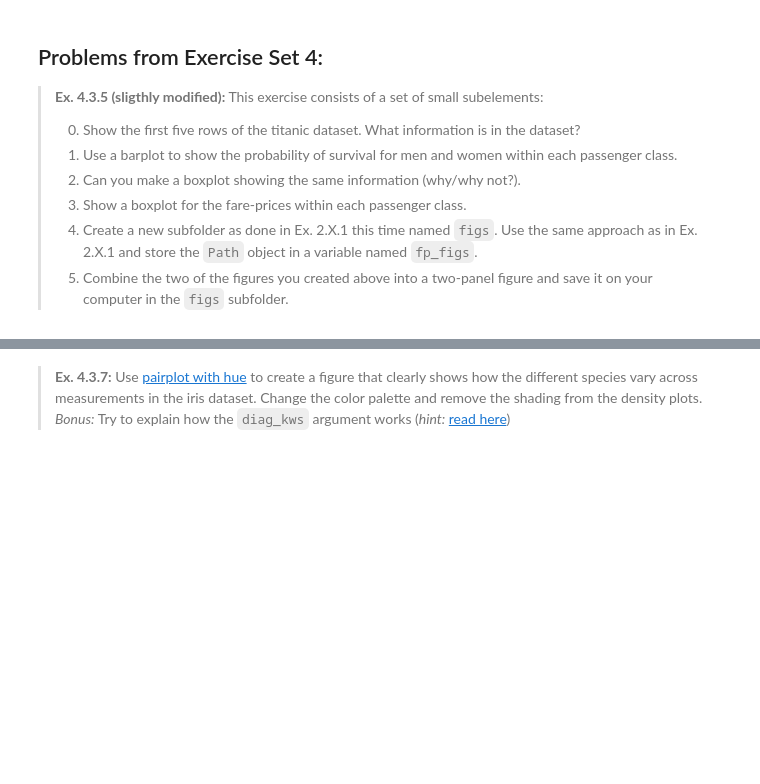
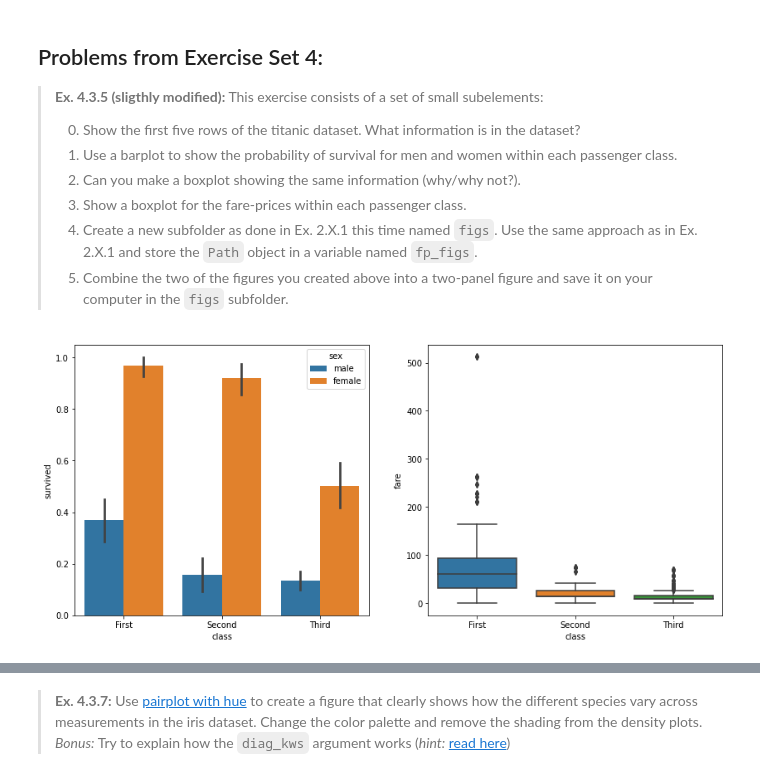
Before and after one commit to laurajaida/laura_og_stjernerne, a Jupyter notebook: assignment_1.ipynb, the cells around one changed output, grey strips where cells are left out. Cells and saved outputs as stored; diff of their text form; code cells hidden in the pictures; blank space fills up the shorter version.

```diff
--- a/assignment_1.ipynb
+++ b/assignment_1.ipynb
@@ -458,3 +519,17 @@ raise NotImplementedError()
+# %%
+import seaborn as sns
+titanic = sns.load_dataset('titanic')
+titanic.head(5)
+
+f, ax = plt.subplots(1,2,figsize=(14, 6))
+sns.barplot(x='class', y='survived', data=titanic,hue='sex',ax=ax[0] )
+#ax= sns.boxplot(x='class', y='survived', data=titanic,hue='sex' ) #no, because values are 0-1
+sns.boxplot(x='class', y='fare', data=titanic,ax=ax[1])
+fp = Path.cwd() / "figs"
+fp_figs = Path.mkdir(fp, exist_ok=True)
+plt.savefig('figs/fp_figs.png')
+# %% [output]
+[figure, added]
 # %% [markdown]
 > **Ex. 4.3.6:** Using the iris flower dataset, draw a scatterplot of sepal length and petal length. Include a second order polynomial fitted to the data. Add a title to the plot and rename the axis labels.
 >
```
Also changed, not shown: parts of 13 cells of this notebook.
